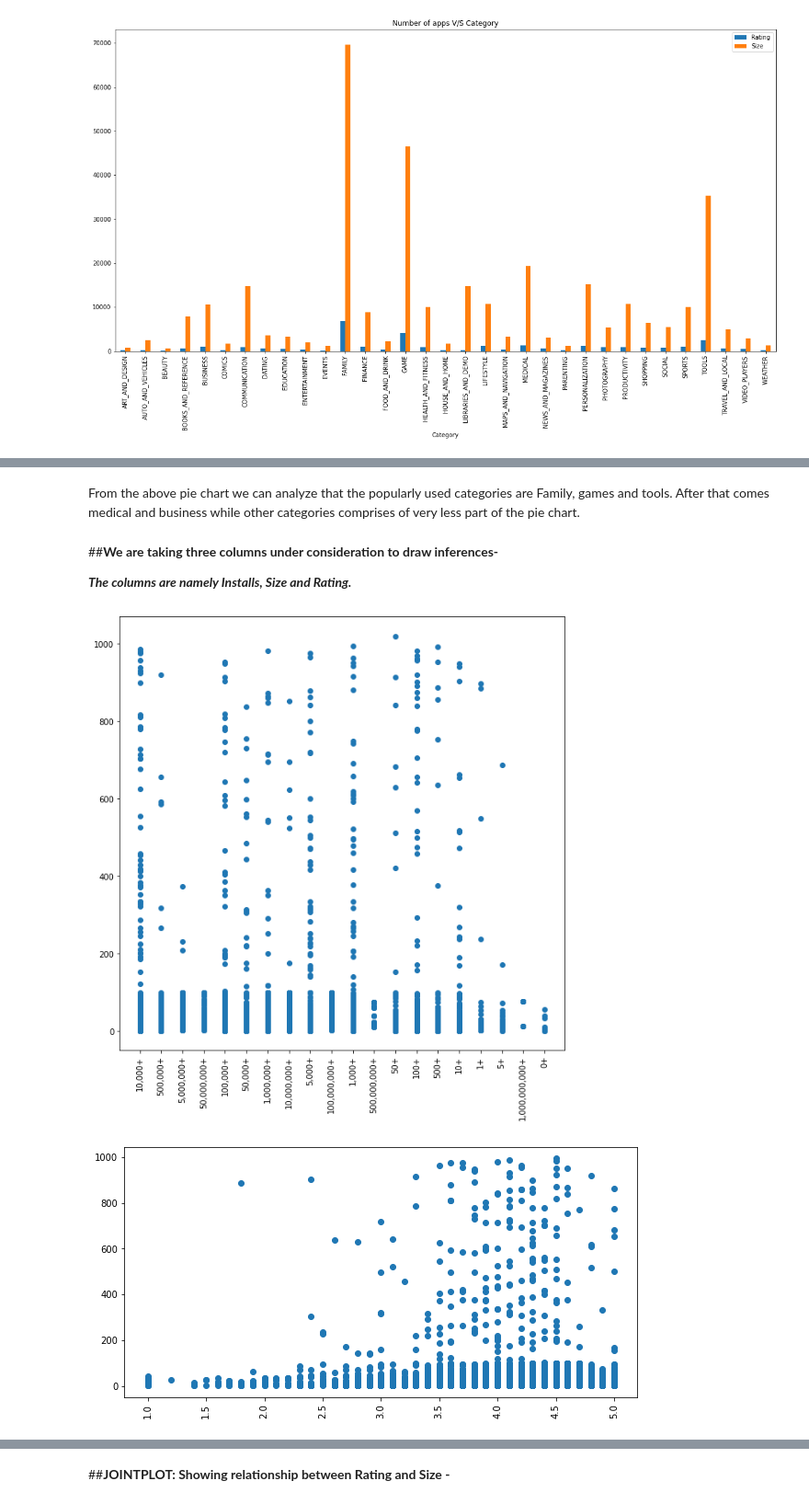
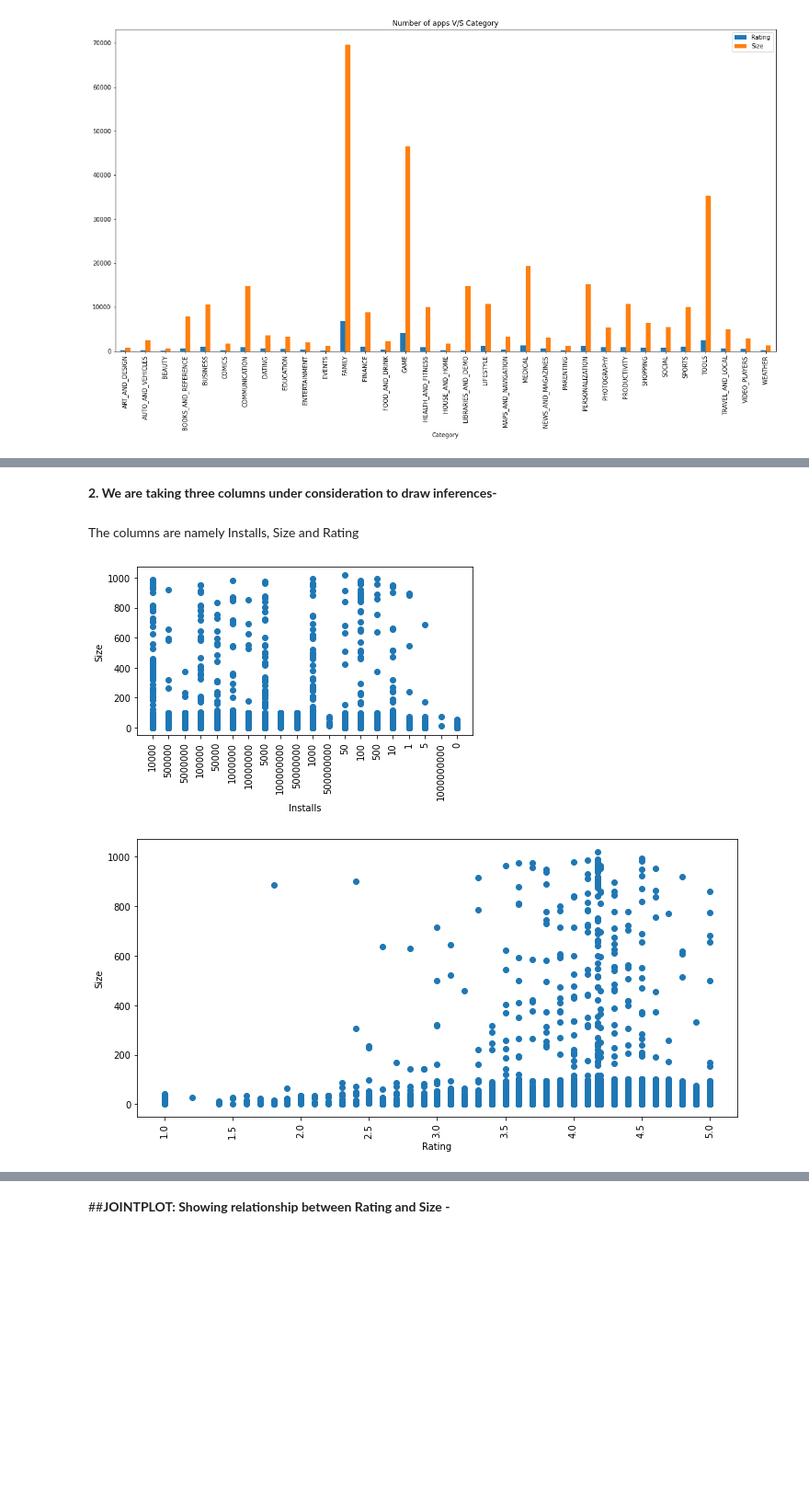
Before and after one commit to ParulSrivastava98/PlayStore-App-Data-Analysis, a Jupyter notebook: Play_Store_App_Review_EDA.ipynb, the cells around one changed output, grey strips where cells are left out. Shown at 92% size. Cells and saved outputs as stored; diff of their text form; code cells hidden in the pictures; blank space fills up the shorter version.

```diff
--- a/Play_Store_App_Review_EDA.ipynb
+++ b/Play_Store_App_Review_EDA.ipynb
@@ -333,0 +263,17 @@ df_psd.boxplot()
+# %%
+##Cleaning the Size Column
+df_psd['Size']=df_psd['Size'].apply(lambda x: str(x).replace('+','').replace('M','').replace(',','') if 'M' in str(x) else x)
+df_psd['Size']=df_psd['Size'].apply(lambda x: str(x).replace('K','') if 'K' in str(x) else x)
+# %%
+df_psd.drop(df_psd[df_psd['Size'] == '1,000+'].index, inplace=True)
+df_psd.drop(df_psd[df_psd['Size'] == 'Varies with device'].index, inplace=True) ##Drop varies device from size column
+df_psd.Size=df_psd.Size.astype('float') ##change datatype according to data
+
+df_psd['Price']=df_psd['Price'].apply(lambda x: x.replace('$','') if '$' in str(x) else x) ##removing '$' from Price column
+df_psd['Price']=df_psd['Price'].apply(lambda x: float(x)) ##change datatype according to data
+
+df_psd['Installs']=df_psd['Installs'].apply(lambda x: x.replace(',','') if ',' in str(x) else x) ##removing ',' from Installs column
+df_psd['Installs']=df_psd['Installs'].apply(lambda x: x.replace('+','') if '+' in str(x) else x) ##removing '+' from Installs column
+
+df_psd = df_psd[~(df_psd['Android Ver'] == "and up")].reset_index(drop=True) ##Drop and up from Android Ver column
+df_psd.drop(df_psd[df_psd['Current Ver'] == 'Varies with device'].index, inplace=True) ##Drop varies device from Current Ver column
@@ -431,6 +378,0 @@ After that, Game and Tools is the highest used category by play store users, fol
-# %%
-#plot the pie chart of categories
-df_psd.Category.value_counts(normalize=False).plot.pie()
-plt.rcParams["figure.figsize"] = [7.00, 3.50]
-plt.rcParams["figure.autolayout"] = False
-plt.show()
@@ -439,5 +378,0 @@ plt.show()
-# %% [markdown]
-From the above pie chart we can analyze that the popularly used categories are Family, games and tools. After that comes medical and business while other categories comprises of very less part of the pie chart.
-# %%
-df_psd['Size']=df_psd['Size'].str.replace('M','')
-df_psd['Size']=df_psd['Size'].str.replace('k','')
@@ -448,21 +379,33 @@ df_psd.Size=df_psd.Size.astype('float')
 # %% [markdown]
-##**We are taking three columns under consideration to draw inferences-**
-
-***The columns are namely Installs, Size and Rating.***
+**2. We are taking three columns under consideration to draw inferences-**
+# %% [markdown]
+The columns are namely Installs, Size and Rating
 # %%
+import matplotlib.pyplot as plt
+import seaborn as sns
+%matplotlib inline
+
 #plot the scatter plot of Installs and Size variable in data
+
 plt.scatter(df_psd.Installs,df_psd.Size)
 plt.rcParams['figure.figsize']=(10,5)
+plt.xlabel('Installs')
+plt.ylabel('Size')
 plt.xticks(rotation=90)
 plt.yticks(rotation=0)
 plt.show()
 
+
+#plot the scatter plot of Rating and Size variable in data
+
 plt.scatter(df_psd.Rating,df_psd.Size)
 plt.rcParams['figure.figsize']=(10,5)
+plt.xlabel('Rating')
+plt.ylabel('Size')
 plt.xticks(rotation=90)
 plt.yticks(rotation=0)
 plt.show()
 # %% [output]
-[figure, old version]
+[figure, new version]
-[figure, old version]
+[figure, new version]
 # %% [markdown]
```
Also changed, not shown: parts of 64 cells of this notebook.
